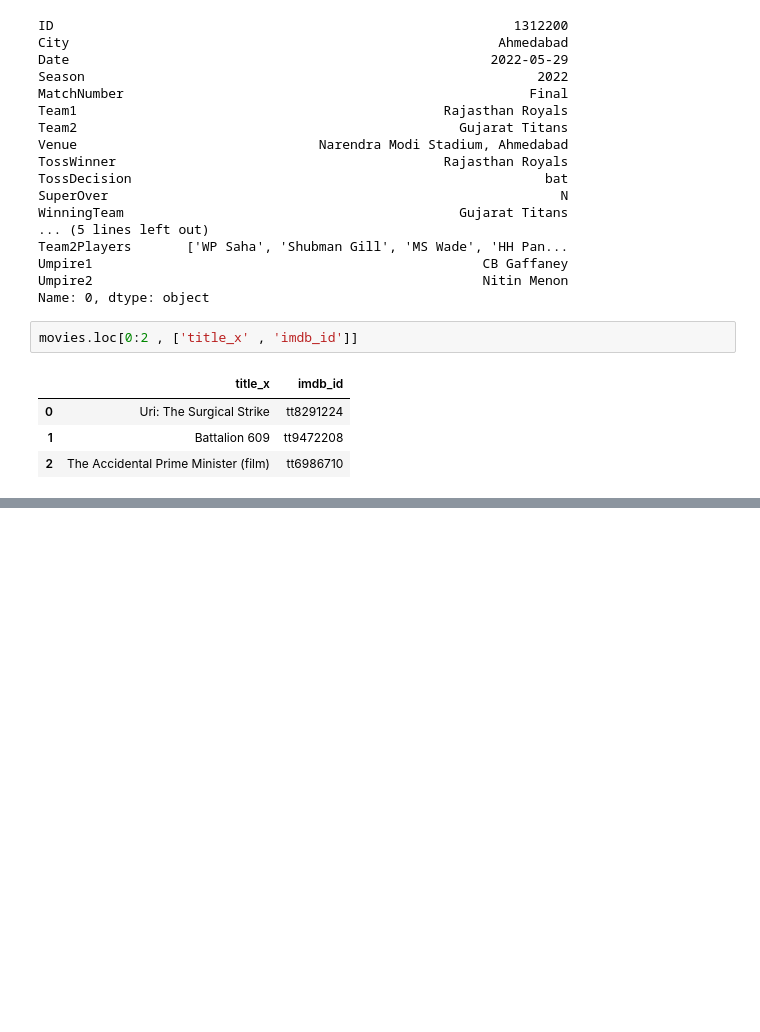
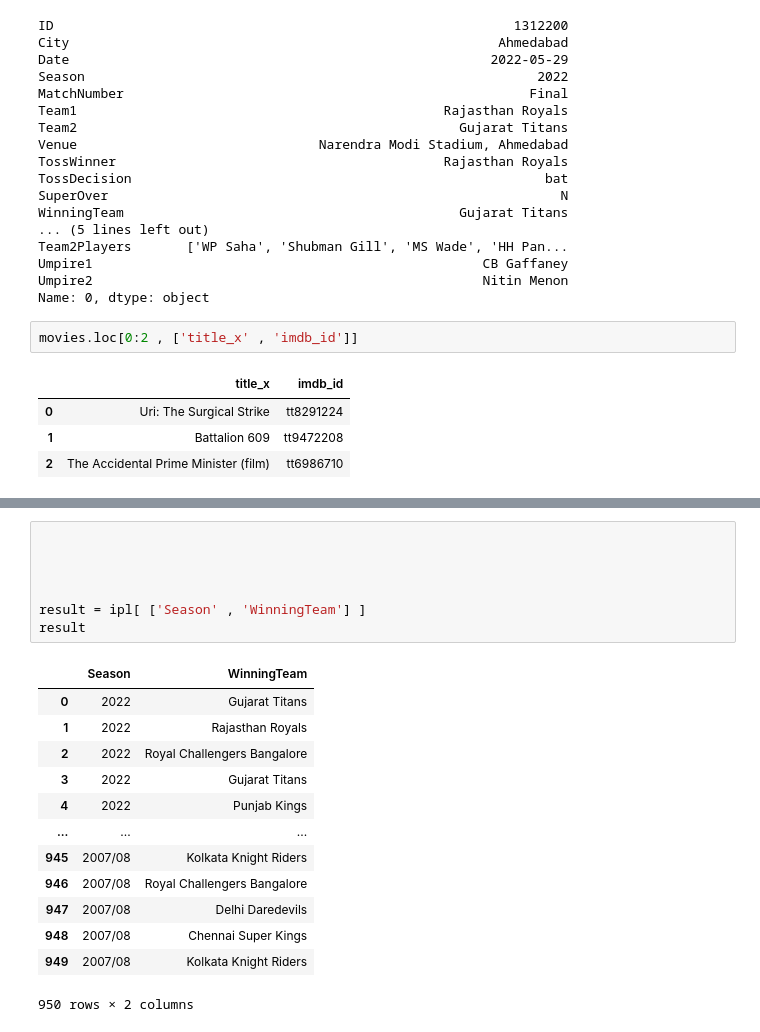
Before and after one commit to actionxbar-14/Data_Analytics, a Jupyter notebook: Python/Pandas/Notebooks/Lecture_Practice.ipynb, the cells around one changed output, grey strips where cells are left out. Drawn from its saved outputs; the diff is of its cells as text; blank space fills up the shorter version.

```diff
--- a/Python/Pandas/Notebooks/Lecture_Practice.ipynb
+++ b/Python/Pandas/Notebooks/Lecture_Practice.ipynb
@@ -1470,0 +1552,21 @@ movies.loc[0:2 , ['title_x' , 'imdb_id']]
+# %%
+
+
+
+
+result = ipl[ ['Season' , 'WinningTeam'] ]
+result
+# %% [output]
+|  | Season | WinningTeam |
+| 0 | 2022 | Gujarat Titans |
+| 1 | 2022 | Rajasthan Royals |
+| 2 | 2022 | Royal Challengers Bangalore |
+| 3 | 2022 | Gujarat Titans |
+| 4 | 2022 | Punjab Kings |
+| ... | ... | ... |
+| 945 | 2007/08 | Kolkata Knight Riders |
+| 946 | 2007/08 | Royal Challengers Bangalore |
+| 947 | 2007/08 | Delhi Daredevils |
+| 948 | 2007/08 | Chennai Super Kings |
+| 949 | 2007/08 | Kolkata Knight Riders |
+950 rows × 2 columns
```
Also changed, not shown: parts of 29 cells of this notebook, 1 other file.
